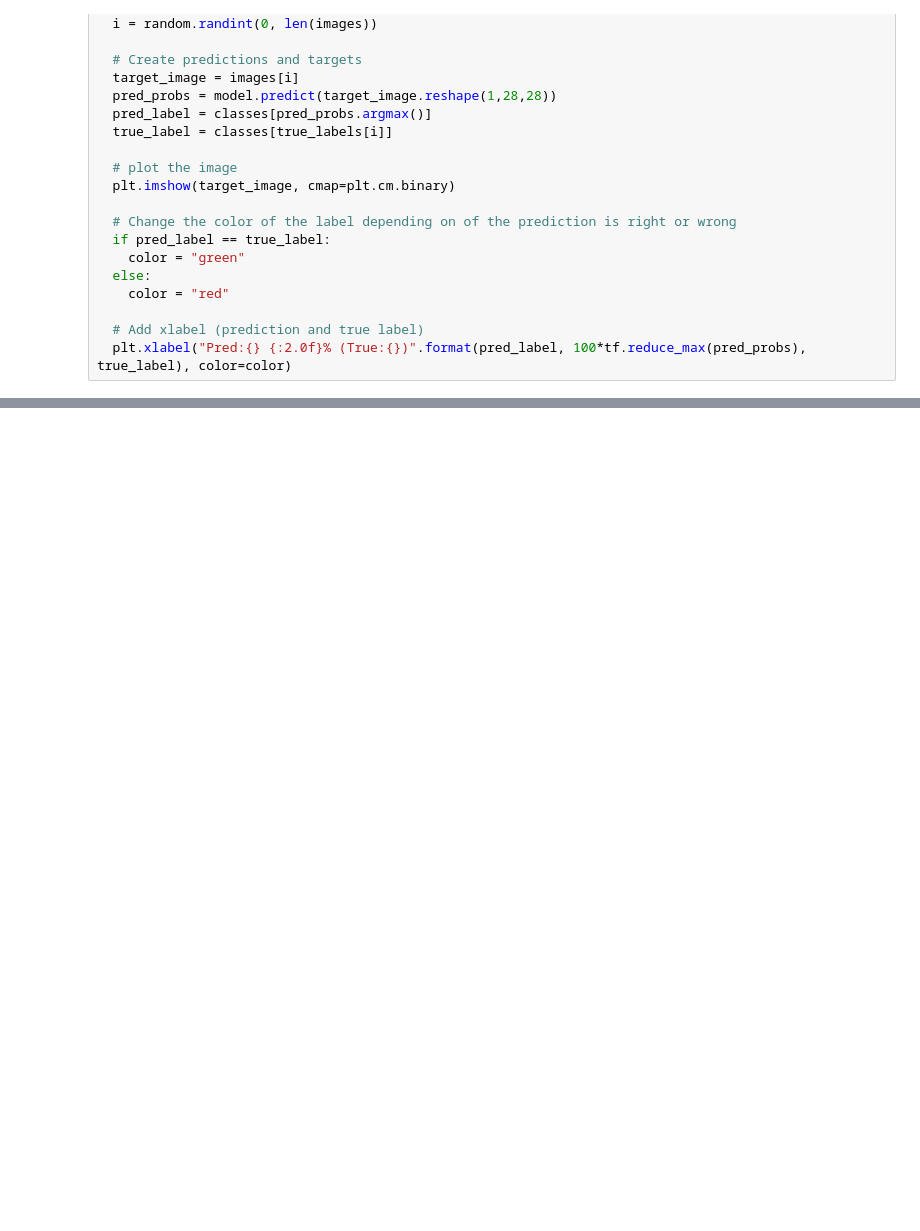
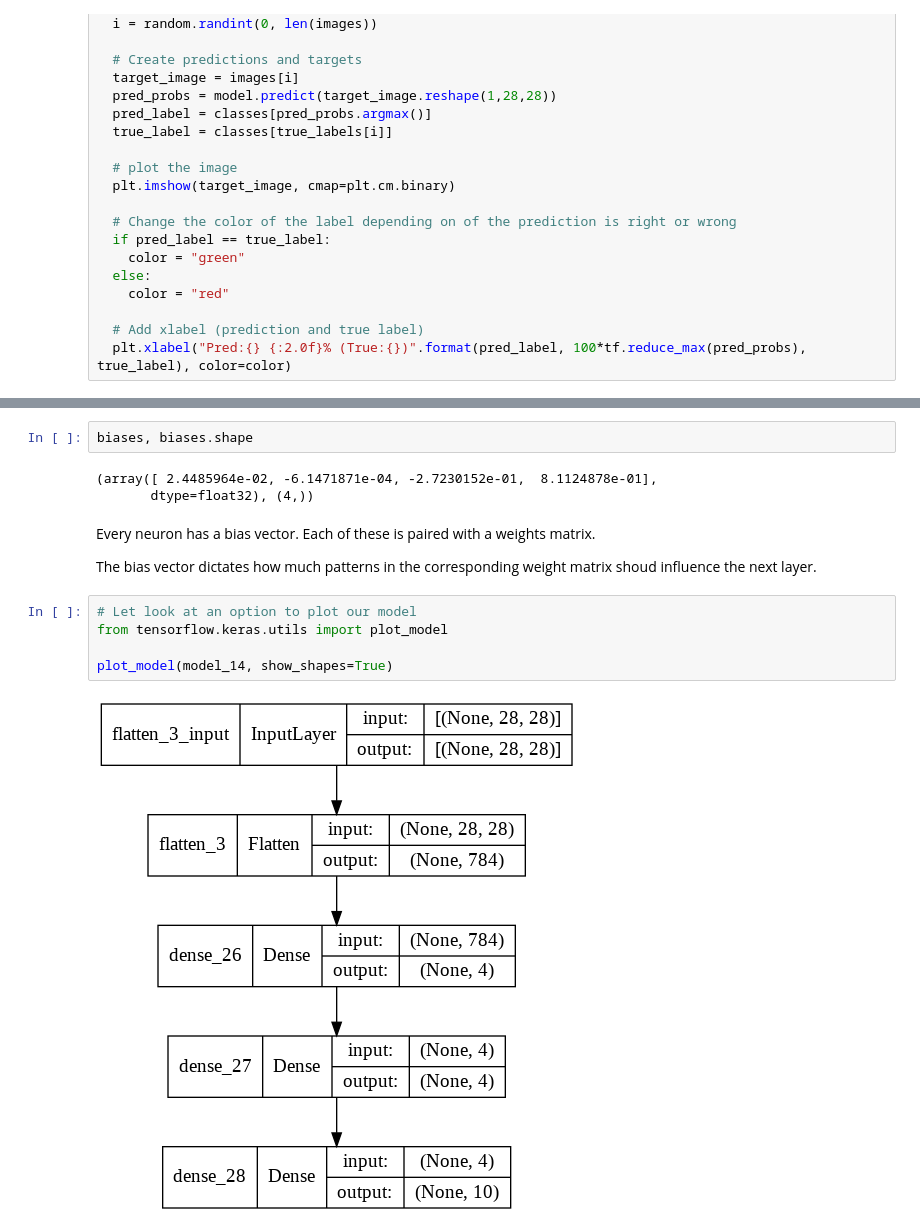
Before and after one commit to VinoJose/Tensorflow, a Jupyter notebook: 02_neural_network_classification_in_tensorflow.ipynb, the cells around one changed output, grey strips where cells are left out. Drawn from its saved outputs; the diff is of its cells as text; blank space fills up the shorter version.

```diff
--- a/02_neural_network_classification_in_tensorflow.ipynb
+++ b/02_neural_network_classification_in_tensorflow.ipynb
@@ -944,0 +1012,16 @@ plot_random_image(model_14, test_data, test_labels, class_names)
+# %%
+biases, biases.shape
+# %% [output]
+(array([ 2.4485964e-02, -6.1471871e-04, -2.7230152e-01,  8.1124878e-01],
+       dtype=float32), (4,))
+# %% [markdown]
+Every neuron has a bias vector. Each of these is paired with a weights matrix.
+
+The bias vector dictates how much patterns in the corresponding weight matrix shoud influence the next layer.
+# %%
+# Let look at an option to plot our model
+from tensorflow.keras.utils import plot_model
+
+plot_model(model_14, show_shapes=True)
+# %% [output]
+[figure, added]
```
Also changed, not shown: parts of 19 cells of this notebook.
